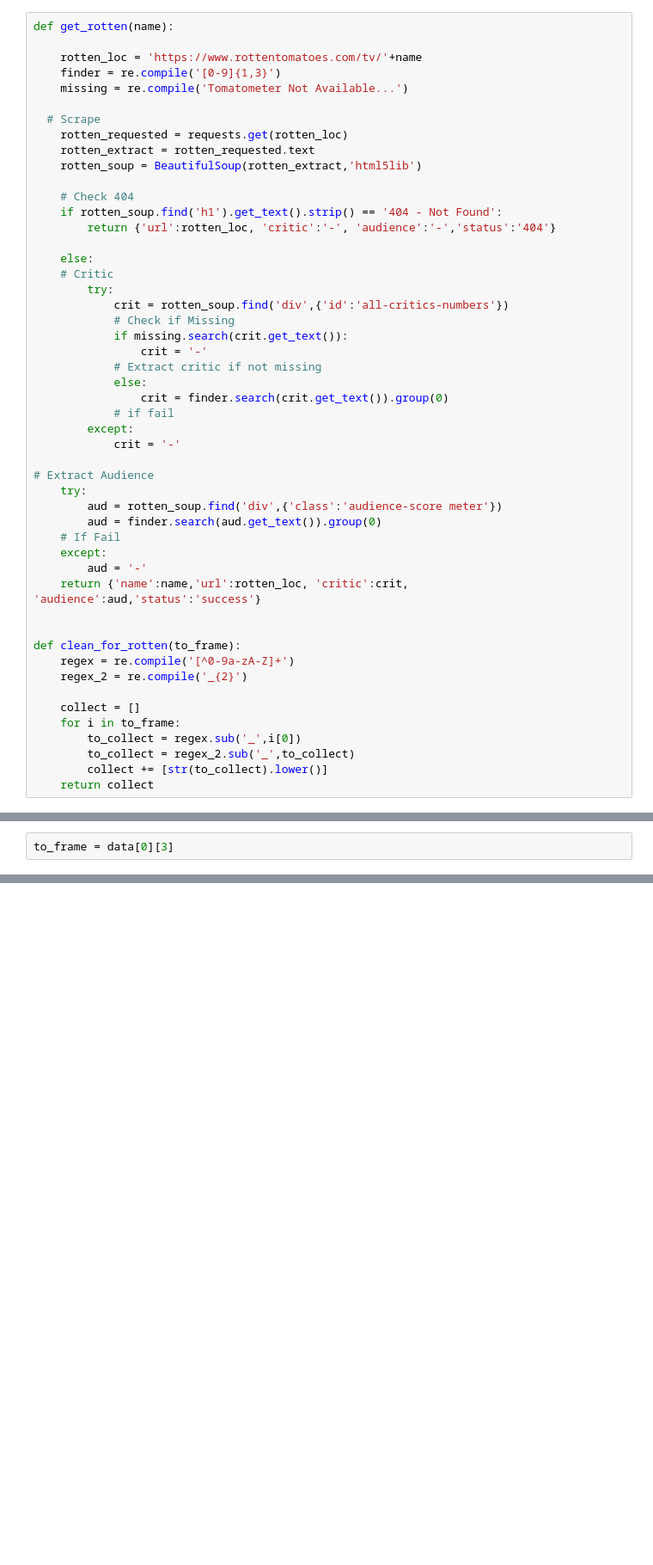
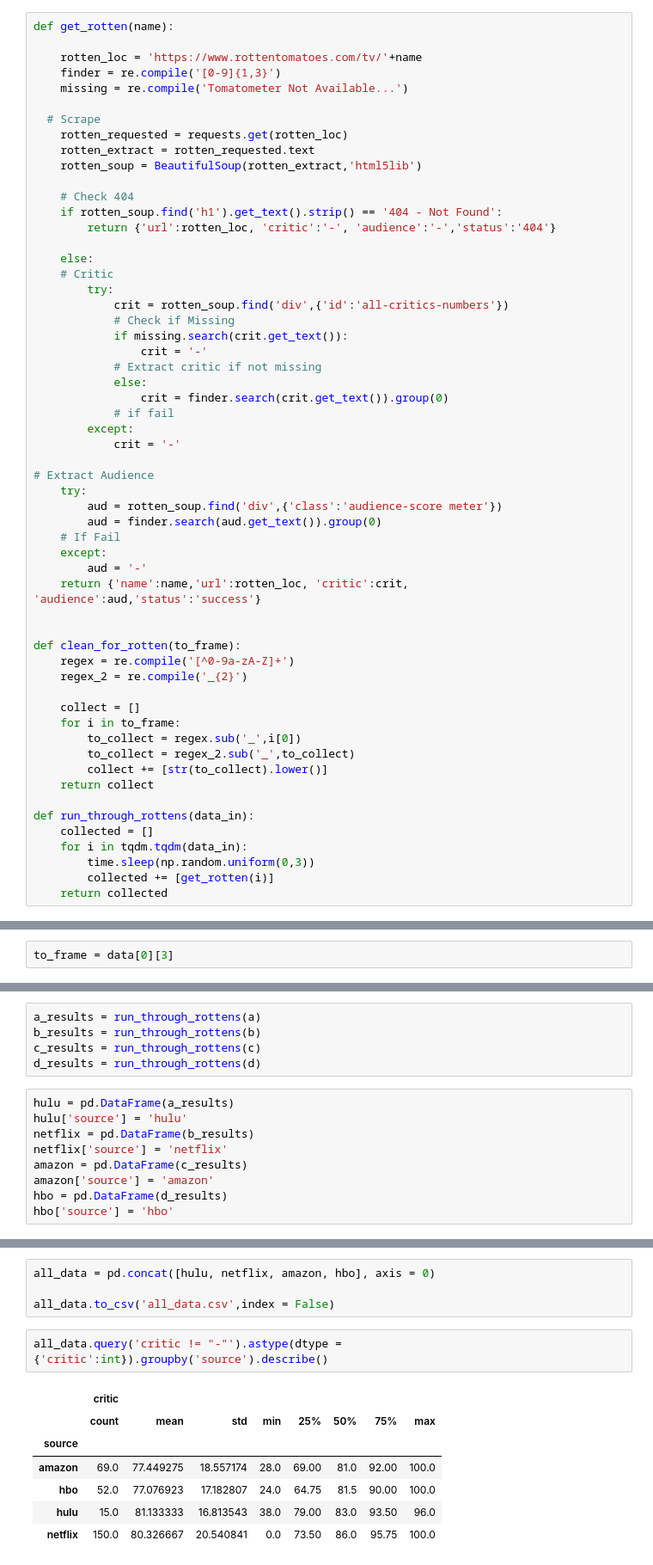
Before and after one commit to chrisgian/BestOriginalContent, a Jupyter notebook: notebooks/2_get_rating_data.ipynb, the cells around one changed output, grey strips where cells are left out. Shown: that part at 86% size. Saved outputs shown, nothing was run; the diff lists cells and outputs as text; blank space fills up the shorter version.

Commit message:
1. added finsihed scrape and wrote data out to csvs. 2. did initial exploratory data analysis y

```diff
--- a/notebooks/2_get_rating_data.ipynb
+++ b/notebooks/2_get_rating_data.ipynb
@@ -66,3 +65,10 @@ def clean_for_rotten(to_frame):
         to_collect = regex_2.sub('_',to_collect)
         collect += [str(to_collect).lower()]
     return collect
+
+def run_through_rottens(data_in):
+    collected = []
+    for i in tqdm.tqdm(data_in):
+        time.sleep(np.random.uniform(0,3))
+        collected += [get_rotten(i)]
+    return collected
@@ -85,0 +87,14 @@ test_these = [for i in ]
+# %%
+a_results = run_through_rottens(a)
+b_results = run_through_rottens(b)
+c_results = run_through_rottens(c)
+d_results = run_through_rottens(d)
+# %%
+hulu = pd.DataFrame(a_results)
+hulu['source'] = 'hulu'
+netflix = pd.DataFrame(b_results)
+netflix['source'] = 'netflix'
+amazon = pd.DataFrame(c_results)
+amazon['source'] = 'amazon'
+hbo = pd.DataFrame(d_results)
+hbo['source'] = 'hbo'
@@ -85,0 +108,14 @@ test_these = [for i in ]
+# %%
+all_data = pd.concat([hulu, netflix, amazon, hbo], axis = 0)
+
+all_data.to_csv('all_data.csv',index = False)
+# %%
+all_data.query('critic != "-"').astype(dtype = {'critic':int}).groupby('source').describe()
+# %% [output]
+|  | critic |  |  |  |  |  |  |  |
+|  | count | mean | std | min | 25% | 50% | 75% | max |
+| source |  |  |  |  |  |  |  |  |
+| amazon | 69.0 | 77.449275 | 18.557174 | 28.0 | 69.00 | 81.0 | 92.00 | 100.0 |
+| hbo | 52.0 | 77.076923 | 17.182807 | 24.0 | 64.75 | 81.5 | 90.00 | 100.0 |
+| hulu | 15.0 | 81.133333 | 16.813543 | 38.0 | 79.00 | 83.0 | 93.50 | 96.0 |
+| netflix | 150.0 | 80.326667 | 20.540841 | 0.0 | 73.50 | 86.0 | 95.75 | 100.0 |
```
Also changed, not shown: parts of 9 cells of this notebook.
